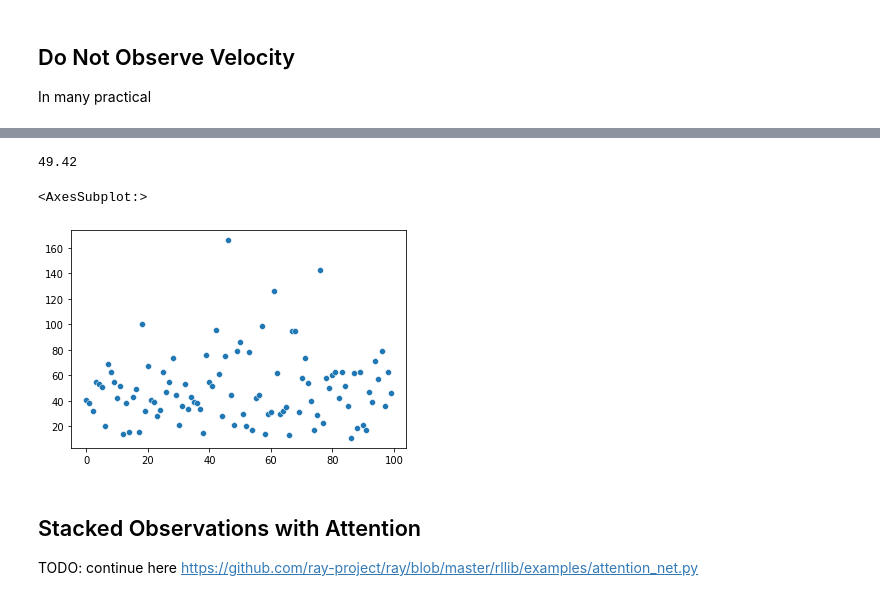
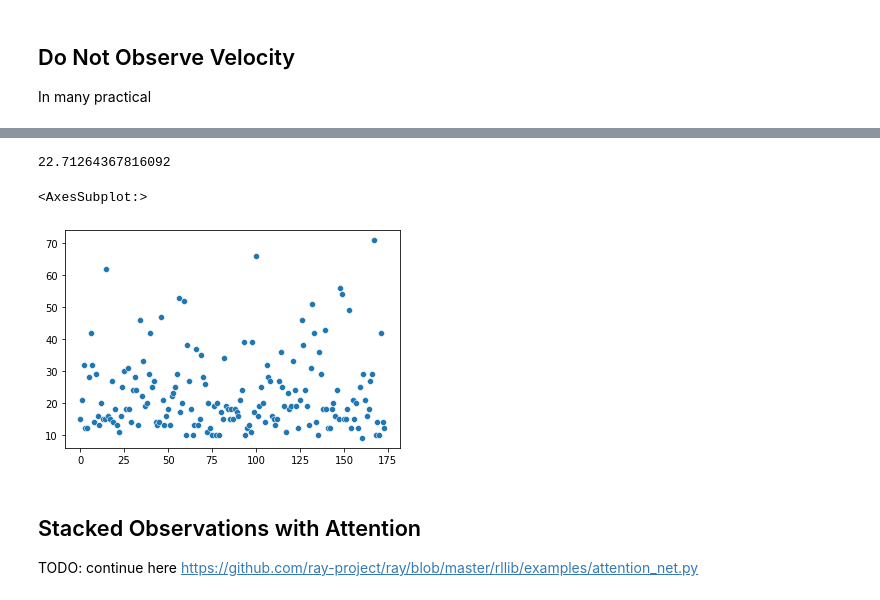
Before and after one commit to stefanbschneider/old-blog, a Jupyter notebook: _notebooks/2021-11-16-rl-self-attention.ipynb, the cells around one changed output, grey strips where cells are left out. Saved outputs shown, nothing was run; the diff lists cells and outputs as text; code cells hidden in the pictures.

```diff
--- a/_notebooks/2021-11-16-rl-self-attention.ipynb
+++ b/_notebooks/2021-11-16-rl-self-attention.ipynb
@@ -78,4 +81,4 @@ from ray.rllib.agents import ppo
 ray.init(num_cpus=3, ignore_reinit_error=True)
 
 # stop conditions based on training iterations (each with 4000 train steps)
-stop = {"training_iteration": 5}
+stop = {"training_iteration": 1}
@@ -103,7 +104,7 @@ config = ppo.DEFAULT_CONFIG.copy()
 config["env"] = "CartPole-v1"
 
 # train; this takes a while
-results = ray.tune.run("PPO", config=config, stop=stop)
+results_explicit = ray.tune.run("PPO", config=config, stop=stop)
 print("Training finished successfully")
 # %% [output]
 == Status ==
@@ -191,7 +206,7 @@ from ray.tune import registry
 registry.register_env("StatelessCartPole", lambda _: StatelessCartPole())
 config["env"] = "StatelessCartPole"
 # train; this takes a while
-results = ray.tune.run("PPO", config=config, stop=stop)
+results_stateless = ray.tune.run("PPO", config=config, stop=stop)
 print("Training finished successfully")
 # %% [output]
 == Status ==
@@ -253,18 +278,18 @@ Number of trials: 1/1 (1 RUNNING)
 # %%
 # check results
-results.default_metric = "episode_reward_mean"
-results.default_mode = "max"
+results_stateless.default_metric = "episode_reward_mean"
+results_stateless.default_mode = "max"
 # print the mean episode reward = episode length --> higher = better
-results.best_result["episode_reward_mean"]
+results_stateless.best_result["episode_reward_mean"]
 # %% [output]
-49.42
+22.71264367816092
 # %%
-eps_lengths = results.best_result["hist_stats"]["episode_lengths"]
+eps_lengths = results_stateless.best_result["hist_stats"]["episode_lengths"]
 eps = [i for i in range(len(eps_lengths))]
 sns.scatterplot(eps, eps_lengths)
 # %% [output]
 <AxesSubplot:>
-[figure, old version]
+[figure, new version]
 # %% [markdown]
 ## Stacked Observations with Attention
 
```
Also changed, not shown: parts of 12 cells of this notebook.
